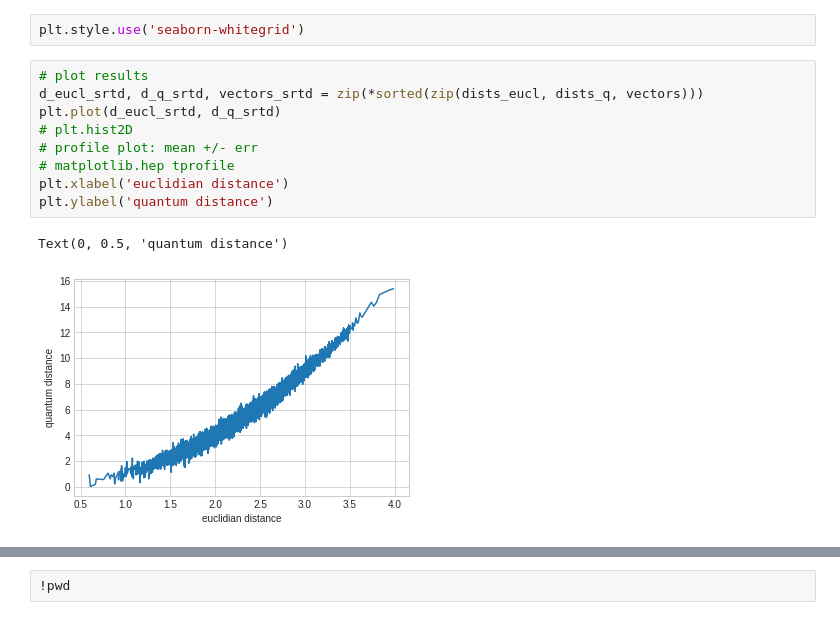
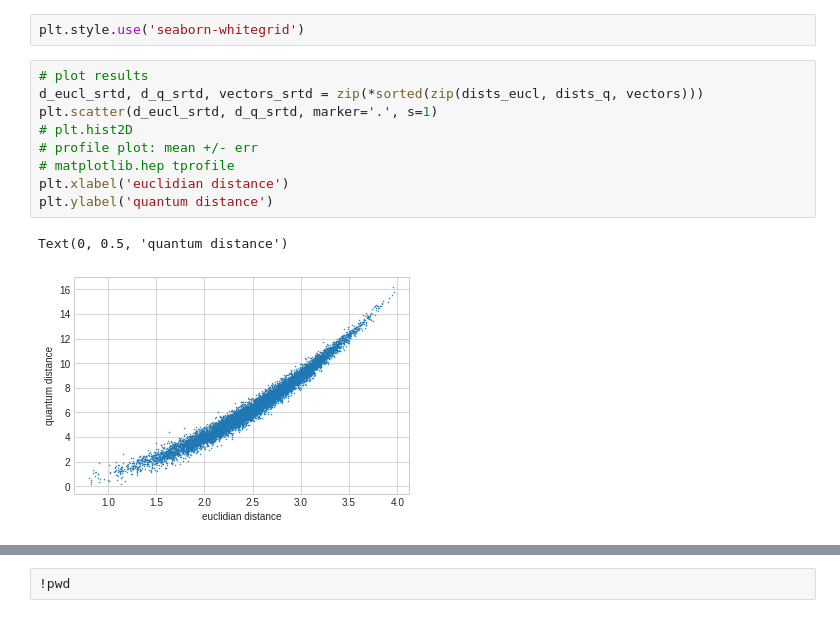
Before and after one commit to kingusiu/laspaclu, a Jupyter notebook: playground/stateprep_distcalc_test.ipynb, the cells around one changed output, grey strips where cells are left out. Cells and saved outputs as stored; diff of their text form.

```diff
--- a/playground/stateprep_distcalc_test.ipynb
+++ b/playground/stateprep_distcalc_test.ipynb
@@ -89,15 +89,15 @@ plt.style.use('seaborn-whitegrid')
 # %%
 # plot results
 d_eucl_srtd, d_q_srtd, vectors_srtd = zip(*sorted(zip(dists_eucl, dists_q, vectors)))
-plt.plot(d_eucl_srtd, d_q_srtd)
+plt.scatter(d_eucl_srtd, d_q_srtd, marker='.', s=1)
 # plt.hist2D
 # profile plot: mean +/- err
 # matplotlib.hep tprofile
 plt.xlabel('euclidian distance')
 plt.ylabel('quantum distance')
 # %% [output]
 Text(0, 0.5, 'quantum distance')
-[figure, old version]
+[figure, new version]
 # %%
 import scipy.stats
 fig_dir = '../fig/generic'
```
Also changed, not shown: parts of 4 cells of this notebook, 2 other files.
